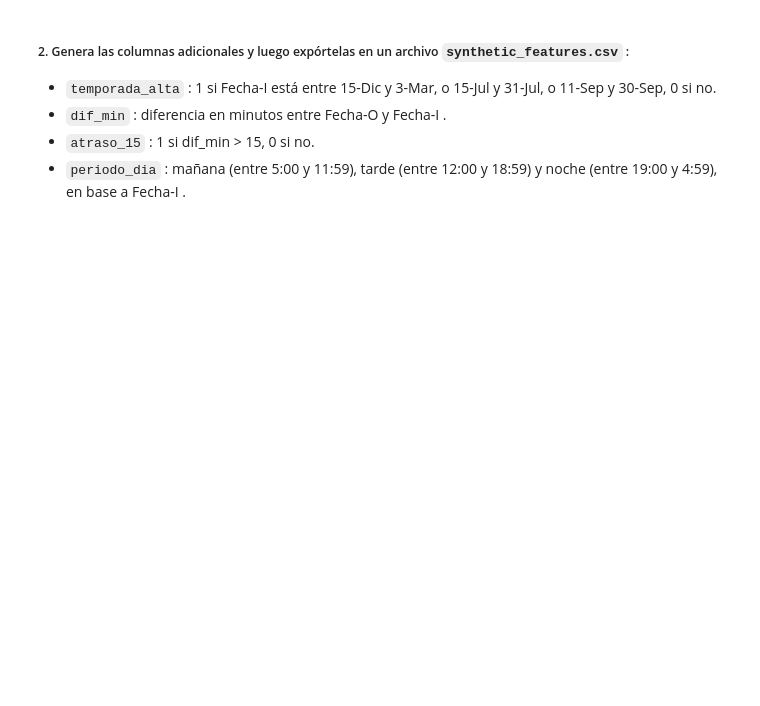
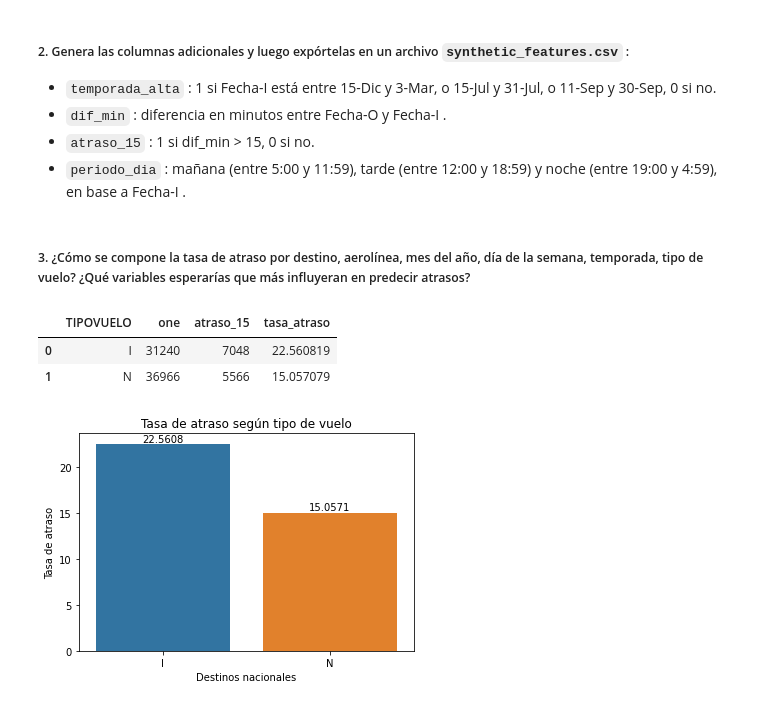
Before and after one commit to oscarjquintana/ChallengeLATAM, a Jupyter notebook: solution.ipynb, the cells around one changed output. Drawn from its saved outputs; the diff is of its cells as text; code cells hidden in the pictures; blank space fills up the shorter version.

```diff
--- a/solution.ipynb
+++ b/solution.ipynb
@@ -138,3 +134,20 @@ df.loc[df['periodo_dia'].isna(), 'periodo_dia'] = 'noche'
 # %%
 #Genera archivo synthetic_features.csv
 df[['temporada_alta','dif_min','atraso_15','periodo_dia']].to_csv('synthetic_features.csv', index=False)
+# %% [markdown]
+##### 3. ¿Cómo se compone la tasa de atraso por destino, aerolínea, mes del año, día de la semana, temporada, tipo de vuelo? ¿Qué variables esperarías que más influyeran en predecir atrasos?
+# %%
+#Atrasos según tipo de vuelo
+df_tv = df[['TIPOVUELO','one','atraso_15']].groupby(['TIPOVUELO'], as_index=False).sum()
+df_tv['tasa_atraso'] = df_tv['atraso_15'] / df_tv['one'] * 100
+
+#Gráficos de tasas de atraso, según tipo de vuelo
+plt0 = sns.barplot(data=df_tv, x='TIPOVUELO', y='tasa_atraso', estimator=sum, order=['I','N'], errorbar=None)
+plt0.set(title='Tasa de atraso según tipo de vuelo', xlabel='Destinos nacionales', ylabel='Tasa de atraso')
+plt0.bar_label(plt0.containers[0])
+df_tv
+# %% [output]
+|  | TIPOVUELO | one | atraso_15 | tasa_atraso |
+| 0 | I | 31240 | 7048 | 22.560819 |
+| 1 | N | 36966 | 5566 | 15.057079 |
+[figure, added]
```
Also changed, not shown: parts of 14 cells of this notebook.
